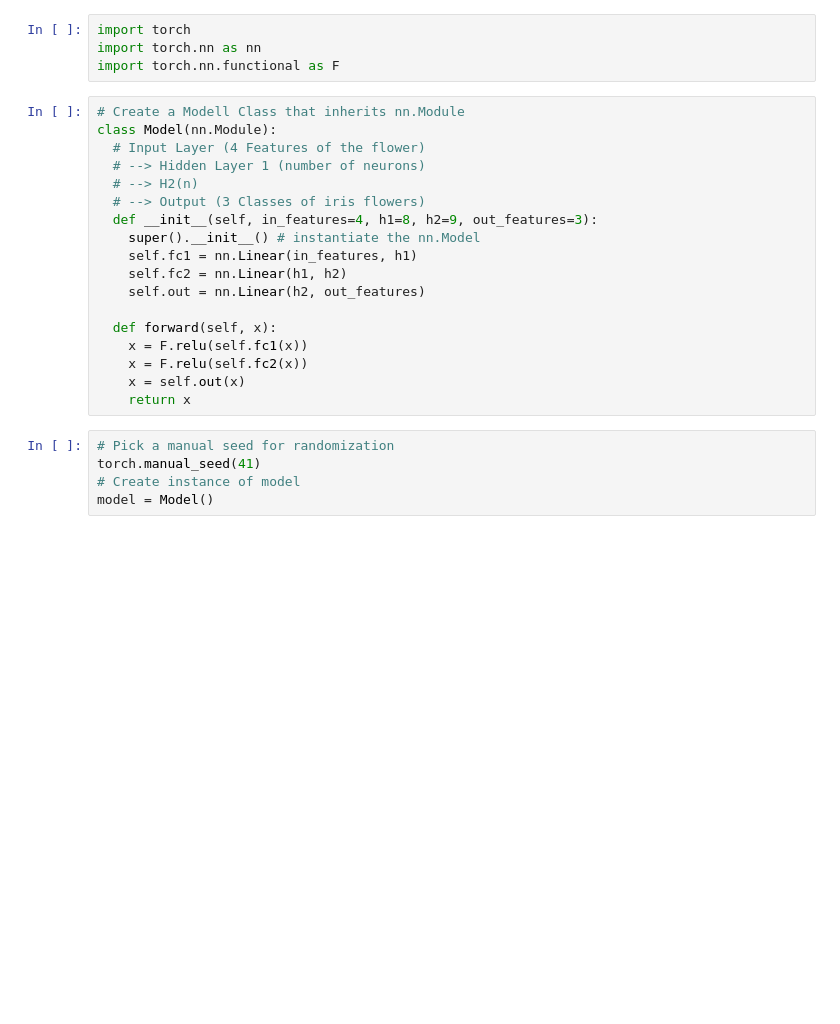
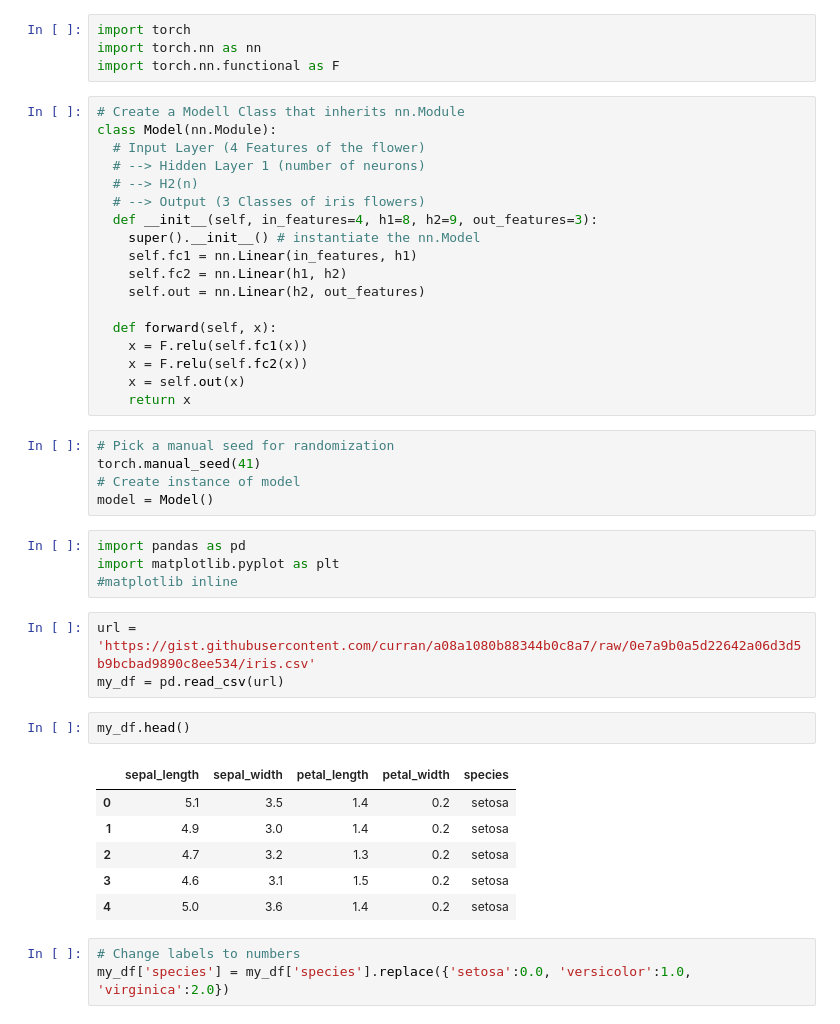
Before and after one commit to muesgit/deep_learning_tutorial, a Jupyter notebook: Simple_Neural_Network.ipynb, the cells around one changed output. Drawn from its saved outputs; the diff is of its cells as text; blank space fills up the shorter version.

```diff
--- a/Simple_Neural_Network.ipynb
+++ b/Simple_Neural_Network.ipynb
@@ -27,3 +27,22 @@ class Model(nn.Module):
 torch.manual_seed(41)
 # Create instance of model
 model = Model()
+# %%
+import pandas as pd
+import matplotlib.pyplot as plt
+#matplotlib inline
+# %%
+url = 'https://gist.githubusercontent.com/curran/a08a1080b88344b0c8a7/raw/0e7a9b0a5d22642a06d3d5b9bcbad9890c8ee534/iris.csv'
+my_df = pd.read_csv(url)
+# %%
+my_df.head()
+# %% [output]
+|  | sepal_length | sepal_width | petal_length | petal_width | species |
+| 0 | 5.1 | 3.5 | 1.4 | 0.2 | setosa |
+| 1 | 4.9 | 3.0 | 1.4 | 0.2 | setosa |
+| 2 | 4.7 | 3.2 | 1.3 | 0.2 | setosa |
+| 3 | 4.6 | 3.1 | 1.5 | 0.2 | setosa |
+| 4 | 5.0 | 3.6 | 1.4 | 0.2 | setosa |
+# %%
+# Change labels to numbers
+my_df['species'] = my_df['species'].replace({'setosa':0.0, 'versicolor':1.0, 'virginica':2.0})
```
Also changed, not shown: parts of 12 cells of this notebook.
